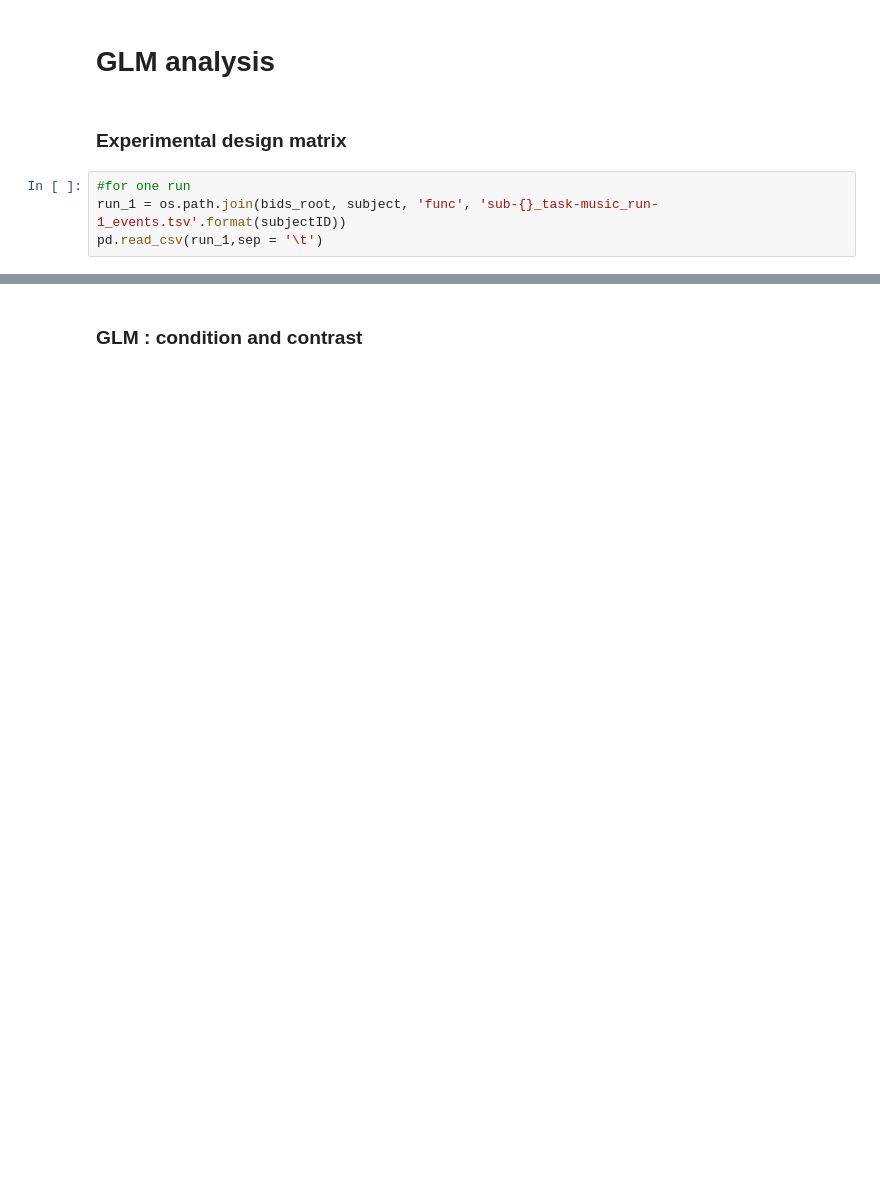
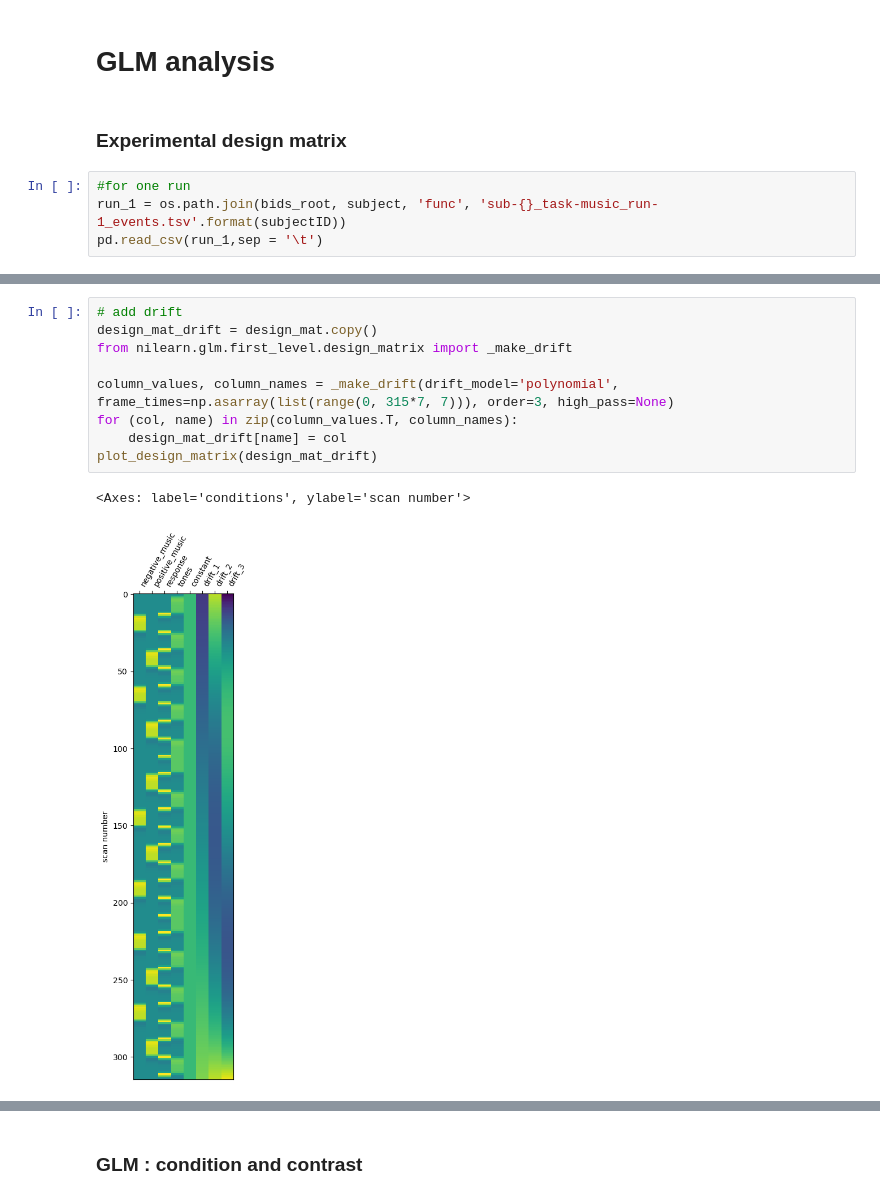
Before and after one commit to ThibthibML/NSSP, a Jupyter notebook: part1.ipynb, the cells around one changed output, grey strips where cells are left out. Cells and saved outputs as stored; diff of their text form; blank space fills up the shorter version.

```diff
--- a/part1.ipynb
+++ b/part1.ipynb
@@ -674,0 +687,12 @@ plot_design_matrix(fmri_glm.design_matrices_[0])
+# %%
+# add drift
+design_mat_drift = design_mat.copy()
+from nilearn.glm.first_level.design_matrix import _make_drift
+
+column_values, column_names = _make_drift(drift_model='polynomial', frame_times=np.asarray(list(range(0, 315*7, 7))), order=3, high_pass=None)
+for (col, name) in zip(column_values.T, column_names):
+    design_mat_drift[name] = col
+plot_design_matrix(design_mat_drift)
+# %% [output]
+<Axes: label='conditions', ylabel='scan number'>
+[figure, added]
```
Also changed, not shown: parts of 39 cells of this notebook.
